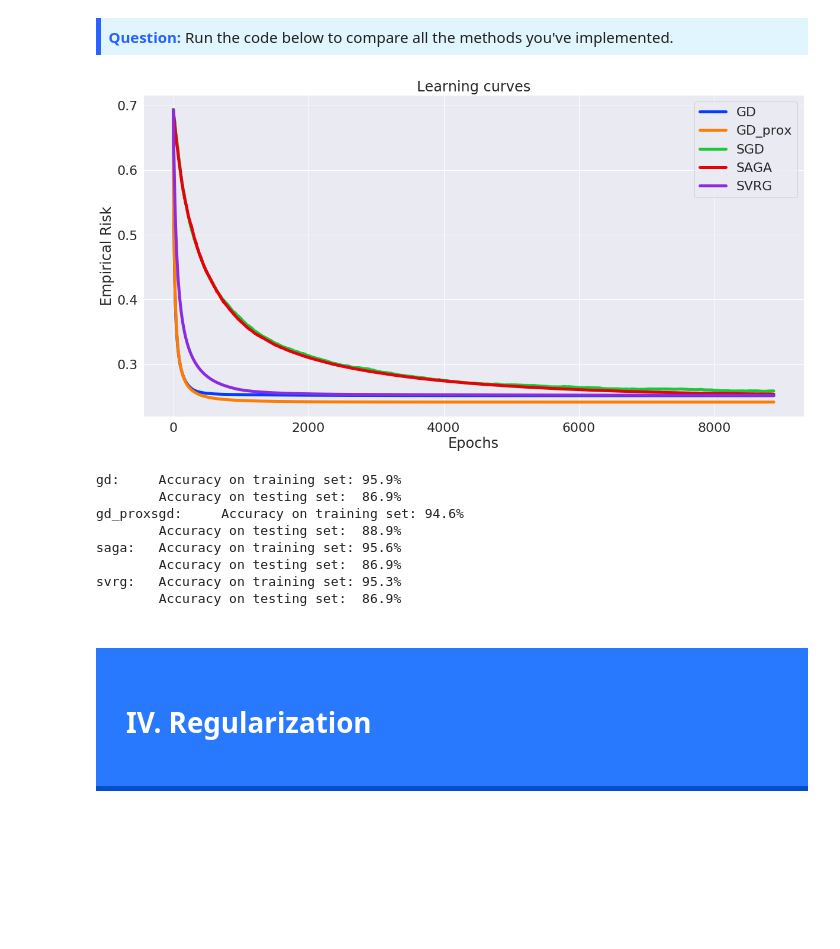
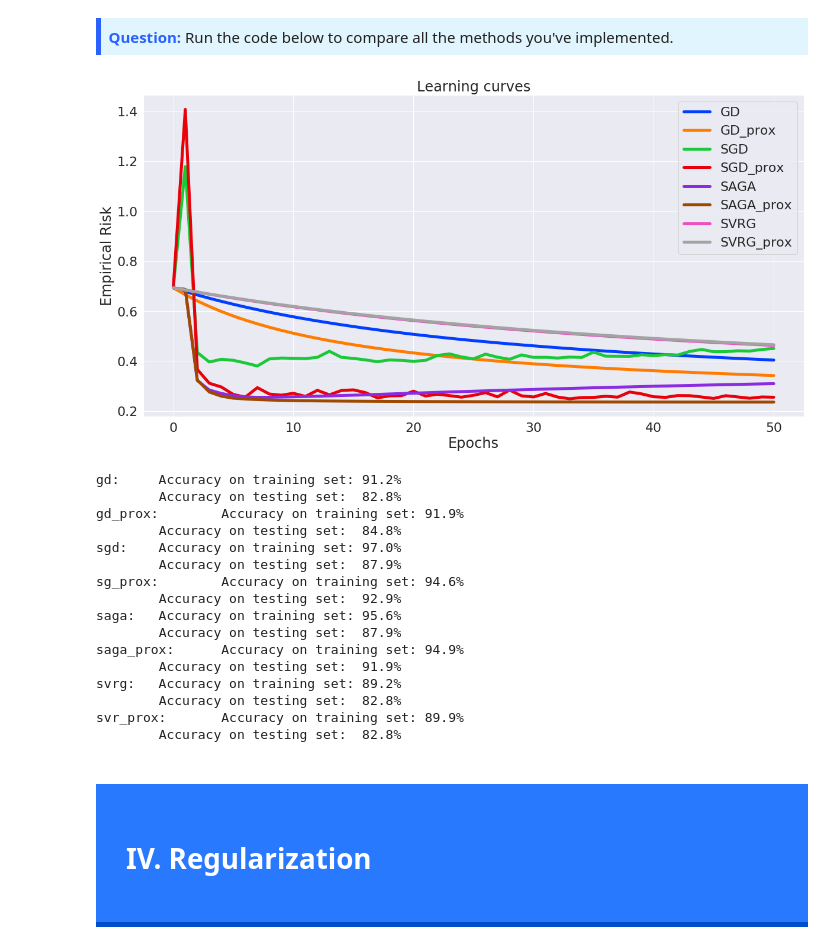
Before and after one commit to BeGIMATH/CDO_LAB, a Jupyter notebook: lab.ipynb, the cells around one changed output. Drawn from its saved outputs; the diff is of its cells as text; code cells hidden in the pictures; blank space fills up the shorter version.

```diff
--- a/lab.ipynb
+++ b/lab.ipynb
@@ -285,8 +284,12 @@ def SGD(x0, grad, prox, max_iter, n, L, mu):
 <b style="color: #2962ff;">Question:</b> Run the code below to test your code.
 </div>
 # %%
-clf_sgd = LogisticRegression(solver='sgd',l2=0.01,max_iter=1000) #max_iter=100*len(b_train))
+clf_sgd = LogisticRegression(solver='sgd',l2=0.01,max_iter=100*len(b_train))
 clf_sgd.fit(A_train, b_train)
 
-learning_curve(SGD=clf_sgd)
+clf_sgd_prox = LogisticRegression(solver='sgd_prox',l1=0.01,l2=0.01,max_iter=100*len(b_train))
+clf_sgd_prox.fit(A_train, b_train)
+
+
+learning_curve(SGD=clf_sgd,SGD_prox=clf_sgd_prox)
 # %% [output]
@@ -347,9 +350,11 @@ def SAGA(x0, grad, prox, max_iter, n, L, mu):
 <b style="color: #2962ff;">Question:</b> Run the code below to test your code.
 </div>
 # %%
-clf_saga = LogisticRegression(solver='saga', l2=0.01,max_iter=5000) #max_iter=30*len(b_train))
+clf_saga = LogisticRegression(solver='saga', l2=0.01,max_iter=30*len(b_train))
 clf_saga.fit(A_train, b_train)
+clf_saga_1 = LogisticRegression(solver='saga_prox',l1=0.01, l2=0.01,max_iter=30*len(b_train))
+clf_saga_1.fit(A_train, b_train)
 
 
-learning_curve(SAGA_F=clf_saga,SAGA_1=clf_saga_1)
+learning_curve(SAGA=clf_saga,SAGA_1=clf_saga_1)
 # %% [output]
@@ -403,8 +408,11 @@ def SVRG(x0, grad, max_iter, n, L, mu):
 <b style="color: #2962ff;">Question:</b> Run the code below to test your code.
 </div>
 # %%
-clf_svrg = LogisticRegression(solver='svrg', l2=0.01, max_iter=5000)
+clf_svrg = LogisticRegression(solver='svrg',l1=0.01, l2=0.01, max_iter=5000)
 clf_svrg.fit(A_train, b_train)
 
-learning_curve(SVRG=clf_svrg)
+clf_svrg_prox = LogisticRegression(solver='svrg_prox',l1=0.01, l2=0.01, max_iter=5000)
+clf_svrg_prox.fit(A_train, b_train)
+
+learning_curve(SVRG=clf_svrg,SVRG_prox=clf_svrg_prox)
 # %% [output]
@@ -416,43 +424,53 @@ learning_curve(SVRG=clf_svrg)
 <b style="color: #2962ff;">Question:</b> Run the code below to compare all the methods you've implemented.
 </div>
 # %%
-epochs = 30
+epochs = 50
 n = len(b_train)
 
 
-clf_gd   = LogisticRegression(solver='gd',l1=0.01, l2=0.01, max_iter=n*epochs)
-clf_gd_prox = LogisticRegression(solver='gd_prox',l1=0.01,l2=0.01,max_iter=n*epochs)
+clf_gd   = LogisticRegression(solver='gd',l1=0.01, l2=0.01, max_iter=epochs)
+clf_gd_prox = LogisticRegression(solver='gd_prox',l1=0.01,l2=0.01,max_iter=epochs)
 clf_sgd  = LogisticRegression(solver='sgd',l1=0.01, l2=0.01, max_iter=n*epochs)
 clf_sgd_prox = LogisticRegression(solver='sgd_prox',l1=0.01, l2=0.01, max_iter=n*epochs)
 clf_saga = LogisticRegression(solver='saga',l1=0.01, l2=0.01, max_iter=n*epochs)
 clf_saga_prox = LogisticRegression(solver='saga_prox',l1=0.01,l2=0.01,max_iter=n*epochs)
-clf_svrg = LogisticRegression(solver='svrg',l1=0.01, l2=0.01, max_iter=n*epochs)
+clf_svrg = LogisticRegression(solver='svrg',l1=0.01, l2=0.01, max_iter=epochs)
+clf_svrg_prox = LogisticRegression(solver='svrg_prox',l1=0.01, l2=0.01, max_iter=epochs)
+
 
 clf_gd.fit(A_train, b_train)
 clf_gd_prox.fit(A_train, b_train)
 clf_sgd.fit(A_train, b_train)
-clf_sgd
-#clf_sgd_prox.fit(A_train,b_train)
+clf_sgd_prox.fit(A_train,b_train)
 clf_saga.fit(A_train, b_train)
-#clf_saga_prox.fit(A_train,b_train)
+clf_saga_prox.fit(A_train,b_train)
 clf_svrg.fit(A_train, b_train)
+clf_svrg_prox.fit(A_train, b_train)
 # %%
-learning_curve(GD=clf_gd,GD_prox=clf_gd_prox, SGD=clf_sgd, SAGA=clf_saga,SVRG=clf_svrg)
+learning_curve(GD=clf_gd,GD_prox=clf_gd_prox, SGD=clf_sgd,SGD_prox=clf_sgd_prox, SAGA=clf_saga,SAGA_prox=clf_saga_prox,SVRG=clf_svrg,SVRG_prox = clf_svrg_prox)
 
-for clf, name in zip([clf_gd, clf_gd_prox, clf_sgd,clf_saga,clf_svrg], ['gd','gd_prox' 'sgd', 'saga', 'svrg']):
+for clf, name in zip([clf_gd, clf_gd_prox, clf_sgd, clf_sgd_prox,clf_saga, clf_saga_prox, clf_svrg, clf_svrg_prox], ['gd','gd_prox', 'sgd', 'sg_prox', 'saga', 'saga_prox', 'svrg', 'svr_prox']):
     print(name + ':' \
           + "\tAccuracy on training set: {0:0.1f}%".format(100*clf.score(A_train, b_train)))
     print("\tAccuracy on testing set:  {0:0.1f}%".format(100*clf.score(A_test, b_test)))
 # %% [output]
-[figure, old version]
+[figure, new version]
-gd:     Accuracy on training set: 95.9%
-        Accuracy on testing set:  86.9%
-gd_proxsgd:     Accuracy on training set: 94.6%
-        Accuracy on testing set:  88.9%
+gd:     Accuracy on training set: 91.2%
+        Accuracy on testing set:  82.8%
+gd_prox:        Accuracy on training set: 91.9%
+        Accuracy on testing set:  84.8%
+sgd:    Accuracy on training set: 97.0%
+        Accuracy on testing set:  87.9%
+sg_prox:        Accuracy on training set: 94.6%
+        Accuracy on testing set:  92.9%
 saga:   Accuracy on training set: 95.6%
-        Accuracy on testing set:  86.9%
-svrg:   Accuracy on training set: 95.3%
-        Accuracy on testing set:  86.9%
+        Accuracy on testing set:  87.9%
+saga_prox:      Accuracy on training set: 94.9%
+        Accuracy on testing set:  91.9%
+svrg:   Accuracy on training set: 89.2%
+        Accuracy on testing set:  82.8%
+svr_prox:       Accuracy on training set: 89.9%
+        Accuracy on testing set:  82.8%
 # %% [markdown]
 <br>
 <div style="color: #ffffff; background-color: #2979ff; border-bottom: 5px solid #004ecb; padding: 2em;">
```
Also changed, not shown: parts of 11 cells of this notebook, 2 other files.
